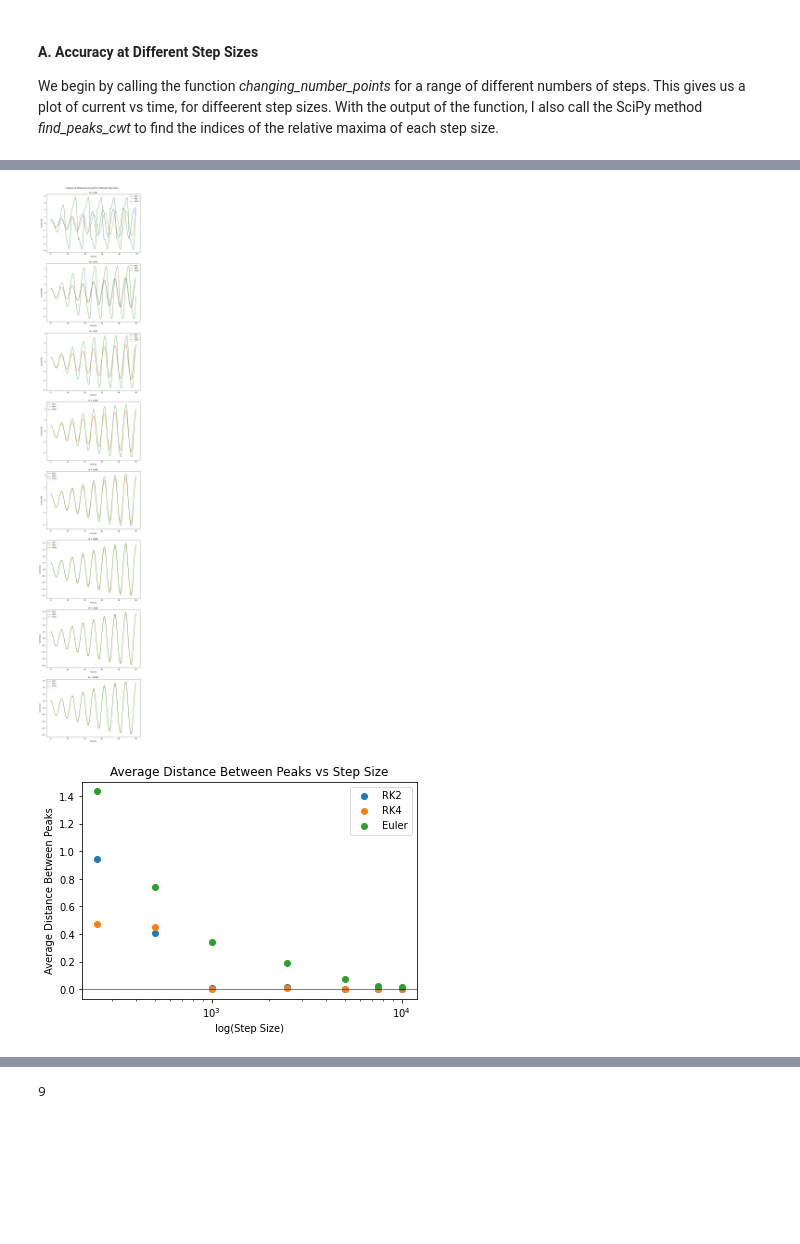
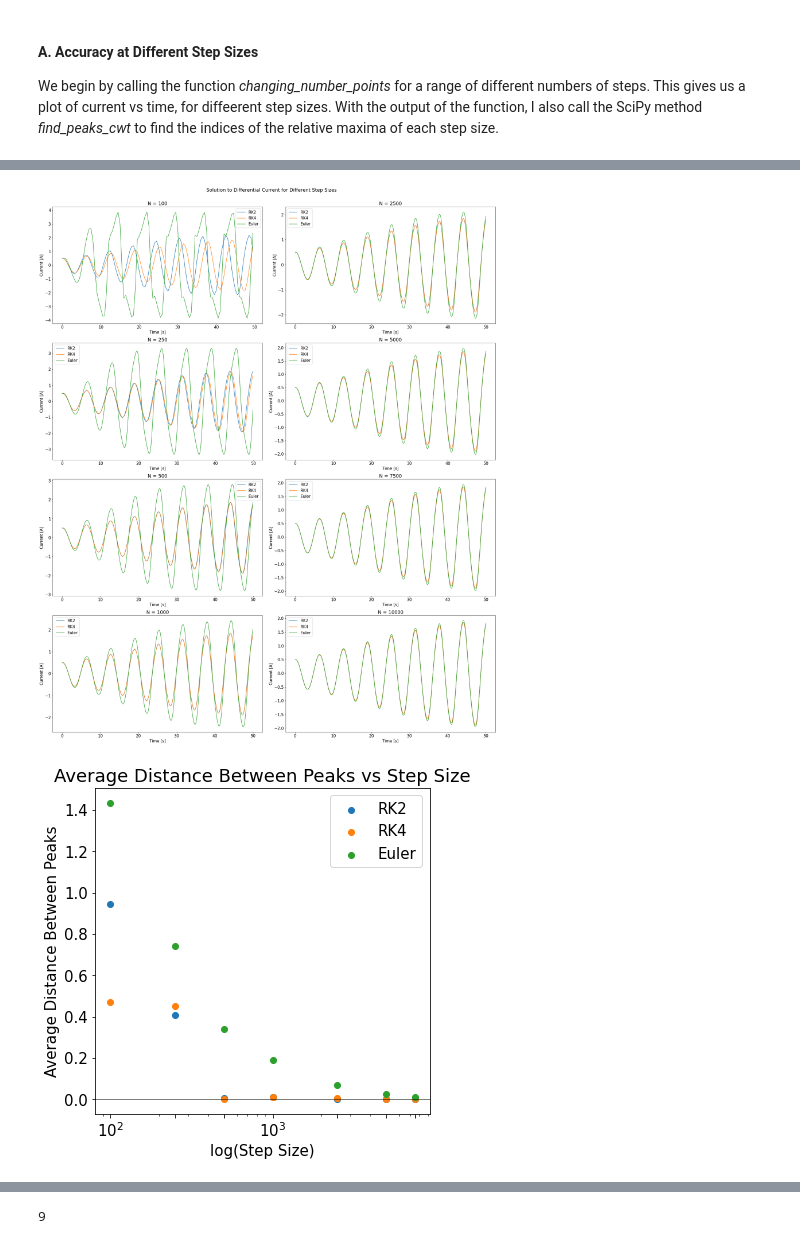
Before and after one commit to sawfords/PHY480_Final_Project, a Jupyter notebook: Sawford_ProjectNotebook.ipynb, the cells around one changed output, grey strips where cells are left out. Cells and saved outputs as stored; diff of their text form; code cells hidden in the pictures; blank space fills up the shorter version.

```diff
--- a/Sawford_ProjectNotebook.ipynb
+++ b/Sawford_ProjectNotebook.ipynb
@@ -298,7 +298,7 @@ Now that our functions have been tested, we can figure out which numerical metho
 
 We will start with a function that inputs the number of points to calculate the current for between two bounds and an index to plot the results on separate subplots.  For this section, we will assume $\mu = .1$, and $I(0) = .5 A$, and $V(0) = 0 V$.
 # %%
-def changing_number_points(N, index, mu, ax):
+def changing_number_points(N, index, jindex, mu, ax):
     '''
     Run each numerical method and plot solution of current vs time for different number of steps
     Parameters:
@@ -336,7 +336,6 @@ def changing_number_points(N, index, mu, ax):
     y_sol_rk2 = []
     y_sol_rk4 = []
     y_sol_euler = []
-    # y_sol = []
     dy_sol = []
 
     # Array to store speed of each numerical method
@@ -377,22 +376,23 @@ def changing_number_points(N, index, mu, ax):
         # Calculate difference between initial and final time to find time taken to run numerical method
         t.append(et - st)
 
-    # Plot the current as a function of time for each numerical method
-    # Check all values of solution are less than 100 to catch overflow errors
+    # if (N == 500) or (N == 2500) or (N == 5000) or (N == 10000):
+        # Plot the current as a function of time for each numerical method
+        # Check all values of solution are less than 100 to catch overflow errors
     if(all(x < 100 for x in y_sol_rk2)):
-        ax[index].plot(tpoints,y_sol_rk2, label = "RK2")
+        ax[index][jindex].plot(tpoints,y_sol_rk2, label = "RK2")
     if(all(x < 100 for x in y_sol_rk4)):
-        ax[index].plot(tpoints,y_sol_rk4, label = "RK4")
+        ax[index][jindex].plot(tpoints,y_sol_rk4, label = "RK4")
     if(all(x < 100 for x in y_sol_euler)):
-        ax[index].plot(tpoints,y_sol_euler, label = "Euler")
+        ax[index][jindex].plot(tpoints,y_sol_euler, label = "Euler")
 
     # Set plot features
-    ax[index].legend()
-    ax[index].set_xlabel("Time [s]")
-    ax[index].set_ylabel("Current [A]")
-    ax[index].set_title("N = " + str(N))
+    ax[index][jindex].legend()
+    ax[index][jindex].set_xlabel("Time [s]")
+    ax[index][jindex].set_ylabel("Current [A]")
+    ax[index][jindex].set_title("N = " + str(N))
 
-    # Return numerical solutions
+        # Return numerical solutions
     return y_sol_rk2, y_sol_rk4, y_sol_euler, dy_sol, t
 # %% [markdown]
 We will utilize a SciPy method called *signal.find_peaks_cwt*, which takes in an array and the width of the matrix used in calculations, and returns an array of the indices of the relative maxima of the initial array.  For the remainder of this study, the relative maxima will be the peaks of the current output.
@@ -552,13 +578,18 @@ def putting_it_together(mu, ax, ax1, ax2):
 #### A. Accuracy at Different Step Sizes
 We begin by calling the function *changing_number_points* for a range of different numbers of steps.  This gives us a plot of current vs time, for diffeerent step sizes.  With the output of the function, I also call the SciPy method *find_peaks_cwt* to find the indices of the relative maxima of each step size.
 # %%
-fig,ax = plt.subplots(8)
-fig.set_size_inches(10,50)
+plt.rcParams.update({'font.size': 15})
+fig,ax = plt.subplots(4,2)
+fig.set_size_inches(25,30)
 fig.suptitle("Solution to Differential Current for Different Step Sizes")
-fig.tight_layout(pad = 5)
+fig.tight_layout(pad = 3)
 
 fig1,ax1 = plt.subplots(1)
-fig1, ax2 = plt.subplots(1)
+fig1.set_size_inches(6,6)
+
+fig2, ax2 = plt.subplots(1)
+fig2.set_size_inches(6,6)
+
 rk2_avg, rk4_avg, euler_avg = putting_it_together(.1, ax, ax1, ax2)
 # %% [output]
 Plotting solution to differential equation for different values of N
@@ -566,3 +611,3 @@ Plotting average difference between the same peaks of two different step sizes
 Plotting speed of each numerical method
-[figure, old version]
+[figure, new version]
-[figure, old version]
+[figure, new version]
```
Also changed, not shown: parts of 6 cells of this notebook, 1 other file.
